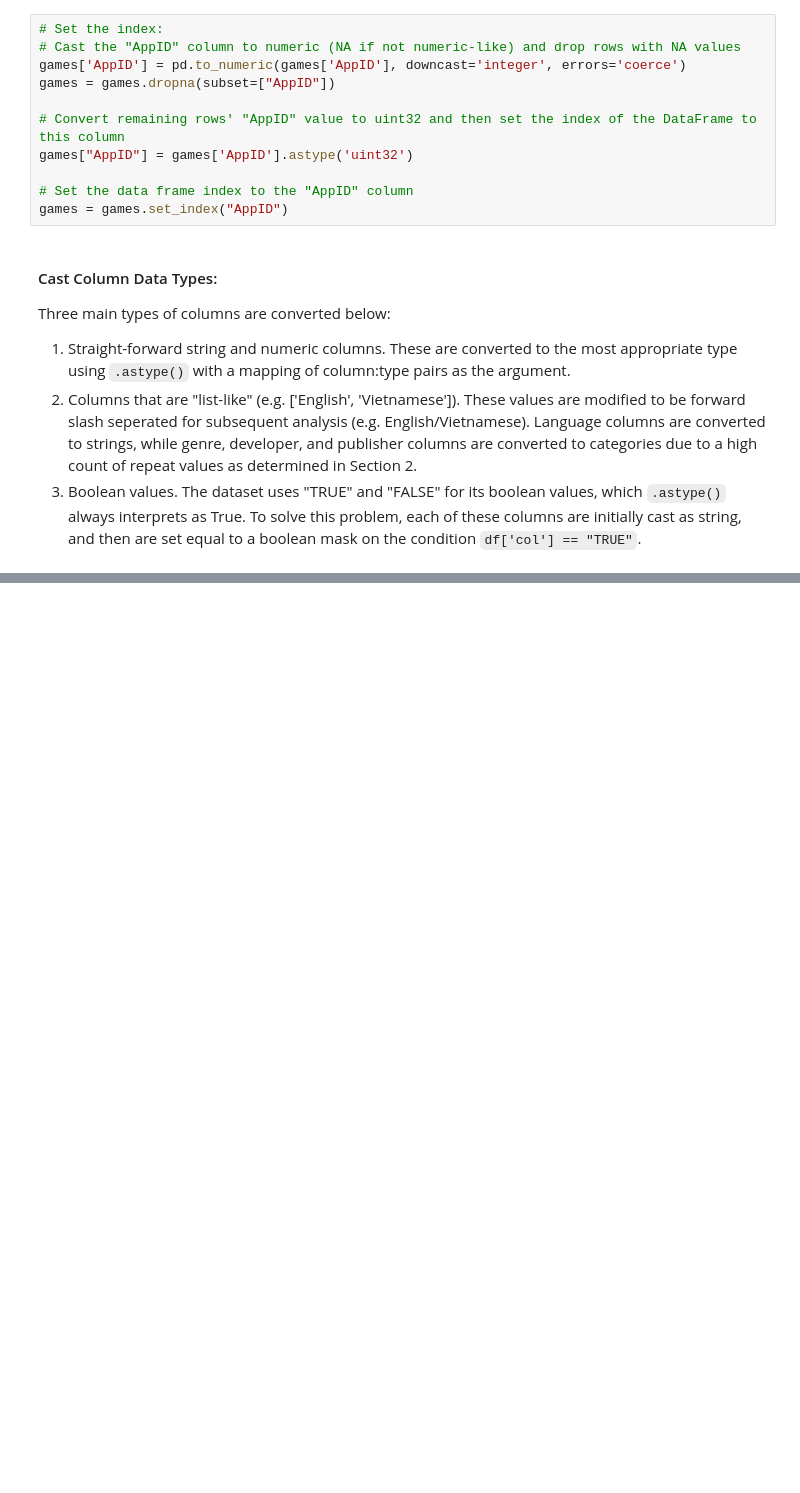
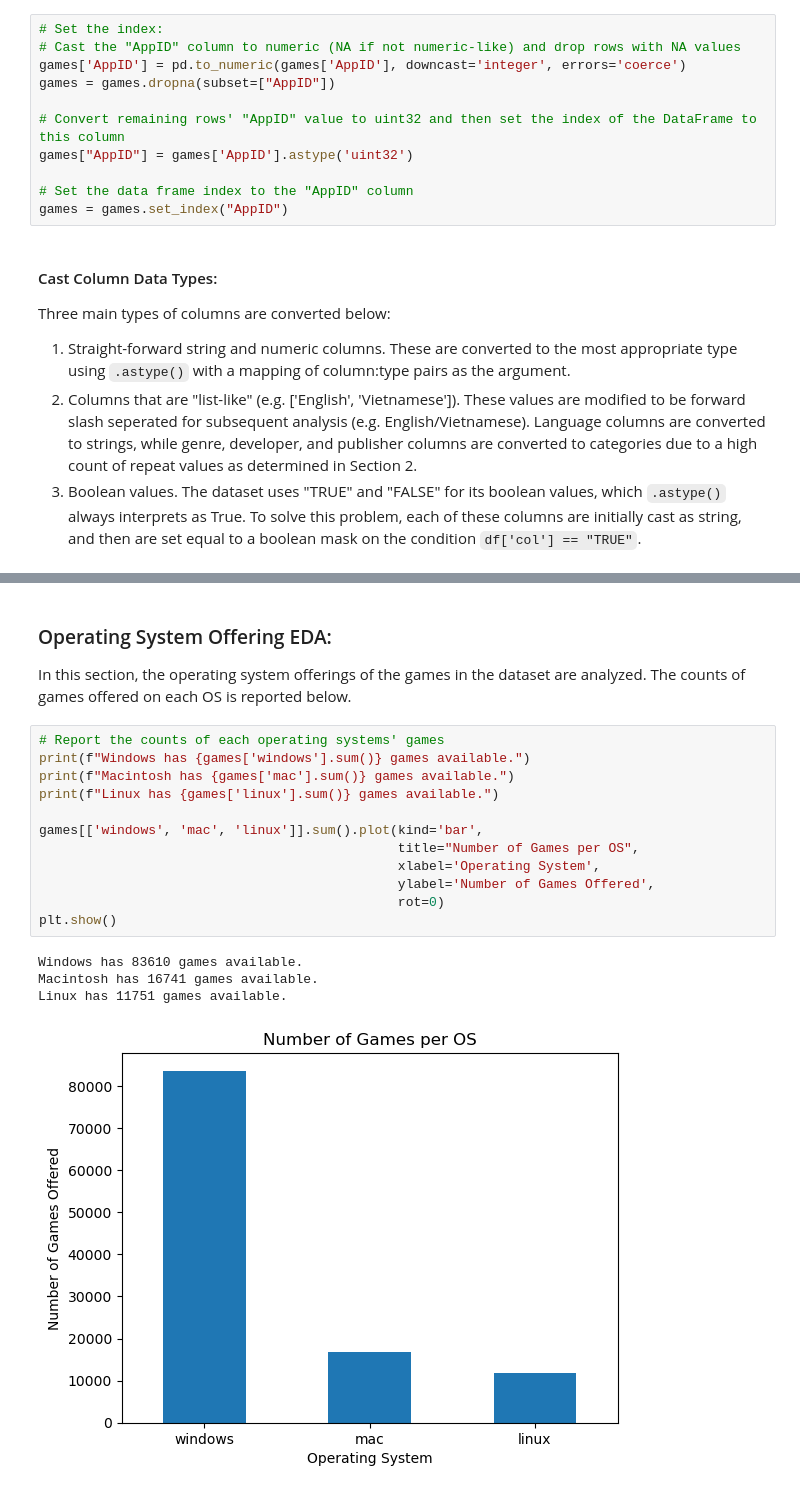
Before and after one commit to hhitt10-aub/CarsonHittEDA, a Jupyter notebook: SteamGamesEDA.ipynb, the cells around one changed output, grey strips where cells are left out. Drawn from its saved outputs; the diff is of its cells as text; blank space fills up the shorter version.

Commit message:
Preliminarily completed a univariate analysis of the dataset

```diff
--- a/SteamGamesEDA.ipynb
+++ b/SteamGamesEDA.ipynb
@@ -179,0 +289,20 @@ The size of the cleaned DataFrame is 34.45MB
+# %% [markdown]
+### Operating System Offering EDA:
+In this section, the operating system offerings of the games in the dataset are analyzed. The counts of games offered on each OS is reported below.
+# %%
+# Report the counts of each operating systems' games
+print(f"Windows has {games['windows'].sum()} games available.")
+print(f"Macintosh has {games['mac'].sum()} games available.")
+print(f"Linux has {games['linux'].sum()} games available.")
+
+games[['windows', 'mac', 'linux']].sum().plot(kind='bar',
+                                              title="Number of Games per OS",
+                                              xlabel='Operating System',
+                                              ylabel='Number of Games Offered',
+                                              rot=0)
+plt.show()
+# %% [output]
+Windows has 83610 games available.
+Macintosh has 16741 games available.
+Linux has 11751 games available.
+[figure, added]
```
Also changed, not shown: parts of 11 cells of this notebook.
